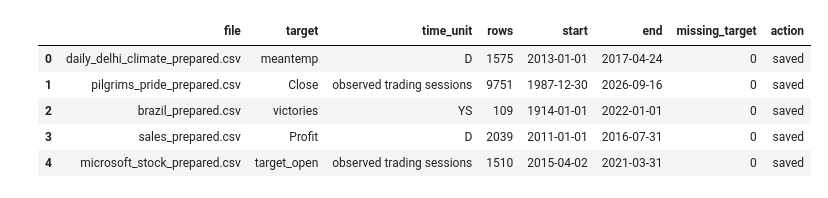
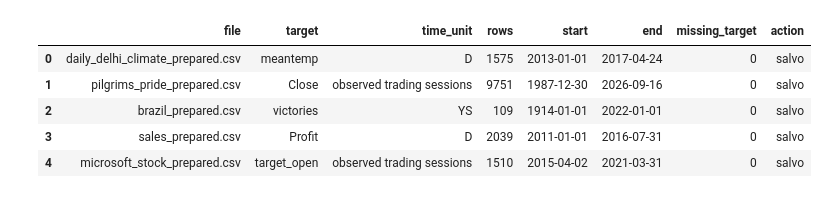
Before and after one commit to sosogasp/series-temporais, a Jupyter notebook: prepare_bases.ipynb, the cells around one changed output. Saved outputs shown, nothing was run; the diff lists cells and outputs as text; code cells hidden in the pictures.

```diff
--- a/prepare_bases.ipynb
+++ b/prepare_bases.ipynb
@@ -223,25 +222,25 @@ Each saved series has unique, ascending dates and a finite numeric target. The s
 # %%
 for item in summary:
     saved = pd.read_csv(OUT / item["file"], parse_dates=["Date"], index_col="Date")
     expected = prepared[item["file"]]
     assert len(saved) == len(expected)
     assert saved.index.is_monotonic_increasing and saved.index.is_unique
     assert saved.index.equals(expected.index)
     assert np.isfinite(saved[item["target"]]).all()
     assert saved.columns.equals(expected.columns)
     assert np.isfinite(saved.select_dtypes(include="number")).all().all()
     assert np.allclose(saved.to_numpy(), expected.to_numpy())
 
 handled = {"Microsoft_Stock.csv", "DailyDelhiClimateTrain.csv", "DailyDelhiClimateTest.csv",
            stock_file, "brazil.csv", "Sales.csv"}
 unhandled = {p.name for p in RAW.glob("*.csv")} - handled
 if unhandled:
-    raise ValueError(f"New raw CSVs need an explicit processing rule: {sorted(unhandled)}")
+    raise ValueError(f"Novos CSVs brutos precisam de uma regra explícita: {sorted(unhandled)}")
 pd.DataFrame(summary)
 # %% [output]
 |  | file | target | time_unit | rows | start | end | missing_target | action |
-| 0 | daily_delhi_climate_prepared.csv | meantemp | D | 1575 | 2013-01-01 | 2017-04-24 | 0 | saved |
-| 1 | pilgrims_pride_prepared.csv | Close | observed trading sessions | 9751 | 1987-12-30 | 2026-09-16 | 0 | saved |
-| 2 | brazil_prepared.csv | victories | YS | 109 | 1914-01-01 | 2022-01-01 | 0 | saved |
-| 3 | sales_prepared.csv | Profit | D | 2039 | 2011-01-01 | 2016-07-31 | 0 | saved |
-| 4 | microsoft_stock_prepared.csv | target_open | observed trading sessions | 1510 | 2015-04-02 | 2021-03-31 | 0 | saved |
+| 0 | daily_delhi_climate_prepared.csv | meantemp | D | 1575 | 2013-01-01 | 2017-04-24 | 0 | salvo |
+| 1 | pilgrims_pride_prepared.csv | Close | observed trading sessions | 9751 | 1987-12-30 | 2026-09-16 | 0 | salvo |
+| 2 | brazil_prepared.csv | victories | YS | 109 | 1914-01-01 | 2022-01-01 | 0 | salvo |
+| 3 | sales_prepared.csv | Profit | D | 2039 | 2011-01-01 | 2016-07-31 | 0 | salvo |
+| 4 | microsoft_stock_prepared.csv | target_open | observed trading sessions | 1510 | 2015-04-02 | 2021-03-31 | 0 | salvo |
```
Also changed, not shown: parts of 40 cells of this notebook, 15 other files.
